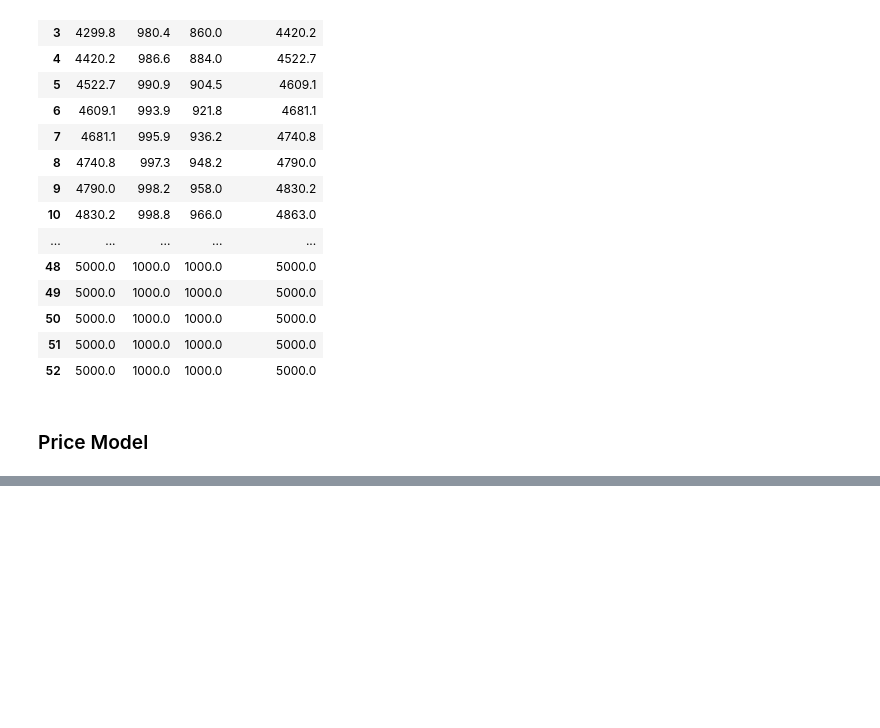
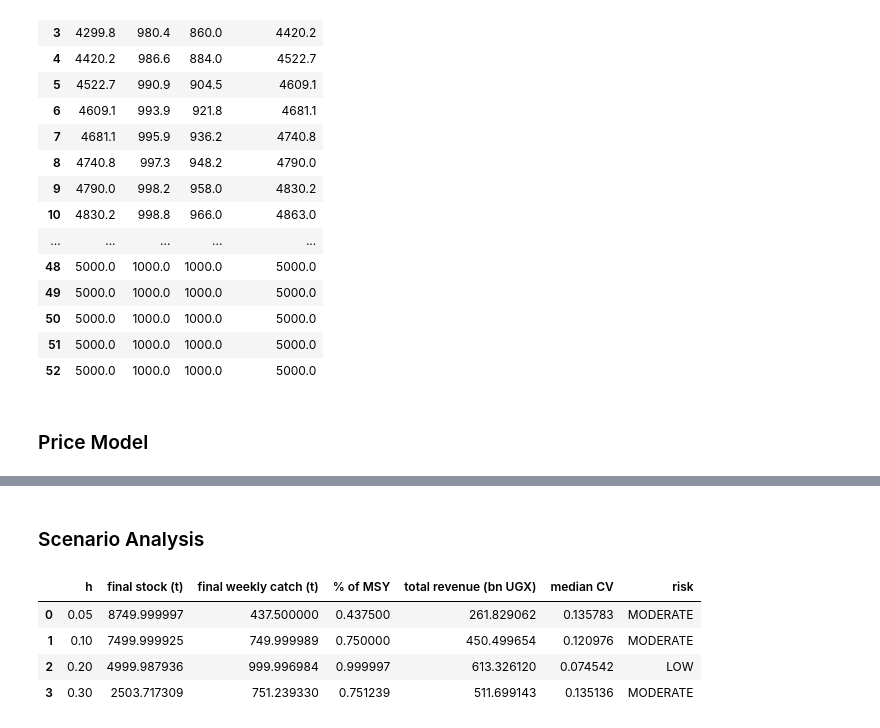
Before and after one commit to instantiate2roy/assignment-1, a Jupyter notebook: project3_fish_stock.ipynb, the cells around one changed output, grey strips where cells are left out. Saved outputs shown, nothing was run; the diff lists cells and outputs as text; code cells hidden in the pictures; blank space fills up the shorter version.

```diff
--- a/project3_fish_stock.ipynb
+++ b/project3_fish_stock.ipynb
@@ -106,0 +193,33 @@ pandas.Series(prices, name="price_ugx_per_kg")
+# %% [markdown]
+### Scenario Analysis
+# %%
+r, K = 0.4, 10_000
+msy = r * K / 4   # 1,000 t per week
+
+rows = []
+for h in [0.05, 0.10, 0.20, 0.30]:
+    fish = FishStock()
+    fish.harvest_portion = h
+    stock_data = fish.simulate(52)
+
+    assessor = RiskAssessor(fish, PriceModel())
+    results = assessor.run()
+    median_cv = results["weekly_cv"].median()
+
+    rows.append({
+        "h": h,
+        "final stock (t)": stock_data[52]["current_stock"],
+        "final weekly catch (t)": stock_data[52]["catch"],
+        "% of MSY": stock_data[52]["catch"] / msy,
+        "total revenue (bn UGX)": results["annual_revenue"].mean() / 1e9,
+        "median CV": median_cv,
+        "risk": assessor.classify(median_cv),
+    })
+
+pandas.DataFrame(rows)
+# %% [output]
+|  | h | final stock (t) | final weekly catch (t) | % of MSY | total revenue (bn UGX) | median CV | risk |
+| 0 | 0.05 | 8749.999997 | 437.500000 | 0.437500 | 261.829062 | 0.135783 | MODERATE |
+| 1 | 0.10 | 7499.999925 | 749.999989 | 0.750000 | 450.499654 | 0.120976 | MODERATE |
+| 2 | 0.20 | 4999.987936 | 999.996984 | 0.999997 | 613.326120 | 0.074542 | LOW |
+| 3 | 0.30 | 2503.717309 | 751.239330 | 0.751239 | 511.699143 | 0.135136 | MODERATE |
```
Also changed, not shown: parts of 16 cells of this notebook, 5 other files.
